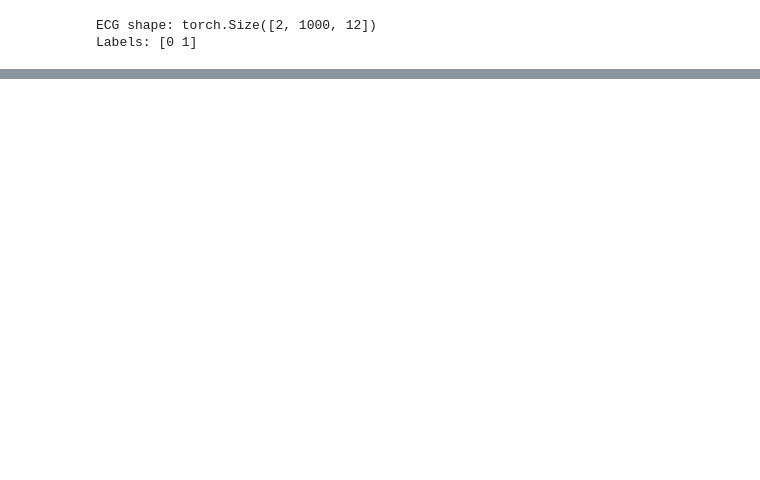
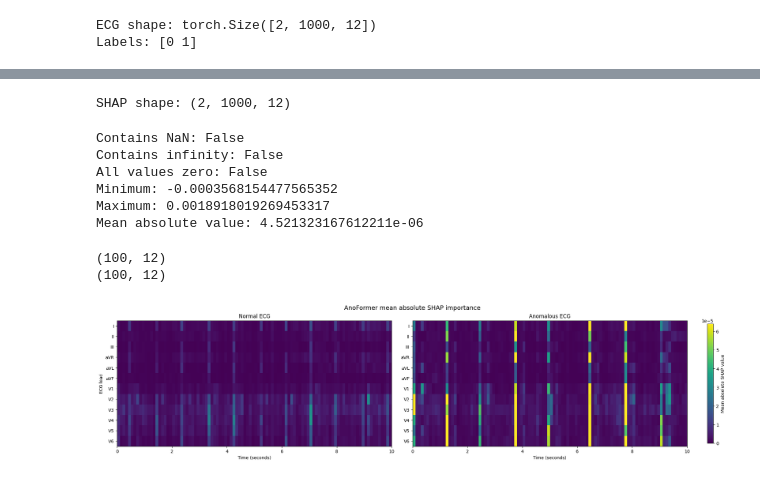
Before and after one commit to sharaffatima/Thesis, a Jupyter notebook: notebooks/04_shap_anoformer.ipynb, the cells around one changed output, grey strips where cells are left out. Cells and saved outputs as stored; diff of their text form; code cells hidden in the pictures; blank space fills up the shorter version.

Commit message:
SHAP implementation and heatmap plot + temporal shap plots for comparable analysis with attention

```diff
--- a/notebooks/04_shap_anoformer.ipynb
+++ b/notebooks/04_shap_anoformer.ipynb
@@ -176,7 +245,7 @@ AnoFormerAnomalyScoreWrapper(
 # %%
 # Select Background ECG samples from training set for SHAP
 
-BACKGROUND_SIZE = 20
+BACKGROUND_SIZE = 50
 
 normal_train_indices = np.where(y_train == 0)[0]
 
@@ -294,3 +336,72 @@ GradientSHAPExplainer = shap.GradientExplainer(
 SHAPValues = GradientSHAPExplainer.shap_values(
     sample_ECGs
 )
+# %%
+# Remove the single-output dimension if it exists:
+# (2, 1000, 12, 1) -> (2, 1000, 12)
+
+if SHAPValues.ndim == 4 and SHAPValues.shape[-1] == 1:
+    SHAPValues = SHAPValues[..., 0]
+
+print("SHAP shape:", SHAPValues.shape)
+# %% [output]
+SHAP shape: (2, 1000, 12)
+# %%
+print("Contains NaN:", np.isnan(SHAPValues).any())
+print("Contains infinity:", np.isinf(SHAPValues).any())
+print("All values zero:", np.allclose(SHAPValues, 0))
+
+print("Minimum:", SHAPValues.min())
+print("Maximum:", SHAPValues.max())
+print("Mean absolute value:", np.abs(SHAPValues).mean())
+# %% [output]
+Contains NaN: False
+Contains infinity: False
+All values zero: False
+Minimum: -0.0003568154477565352
+Maximum: 0.0018918019269453317
+Mean absolute value: 4.521323167612211e-06
+# %%
+# aggregate the values for better plots
+
+NormalSHAPIntervals = aggregate_shap_intervals(
+    SHAPValues[0],
+    block_size=10,
+    absolute=True,
+)
+
+AnomalousSHAPIntervals = aggregate_shap_intervals(
+    SHAPValues[1],
+    block_size=10,
+    absolute=True,
+)
+
+print(NormalSHAPIntervals.shape)
+print(AnomalousSHAPIntervals.shape)
+# %% [output]
+(100, 12)
+(100, 12)
+# %%
+# Plot SHAP Heatmaps
+
+LEAD_NAMES = [
+    "I", "II", "III",
+    "aVR", "aVL", "aVF",
+    "V1", "V2", "V3",
+    "V4", "V5", "V6",
+]
+
+plot_normal_anomalous_shap_heatmaps(
+    normal_values=NormalSHAPIntervals,
+    anomalous_values=AnomalousSHAPIntervals,
+    lead_names=LEAD_NAMES,
+    interval_seconds=0.1,
+    percentile=99.0,
+    save_path=(
+        SHAP_RESULTS_DIR
+        / "anoformer"
+        / "shap_normal_vs_anomalous.png"
+    ),
+)
+# %% [output]
+[figure, added]
```
Also changed, not shown: parts of 14 cells of this notebook.
